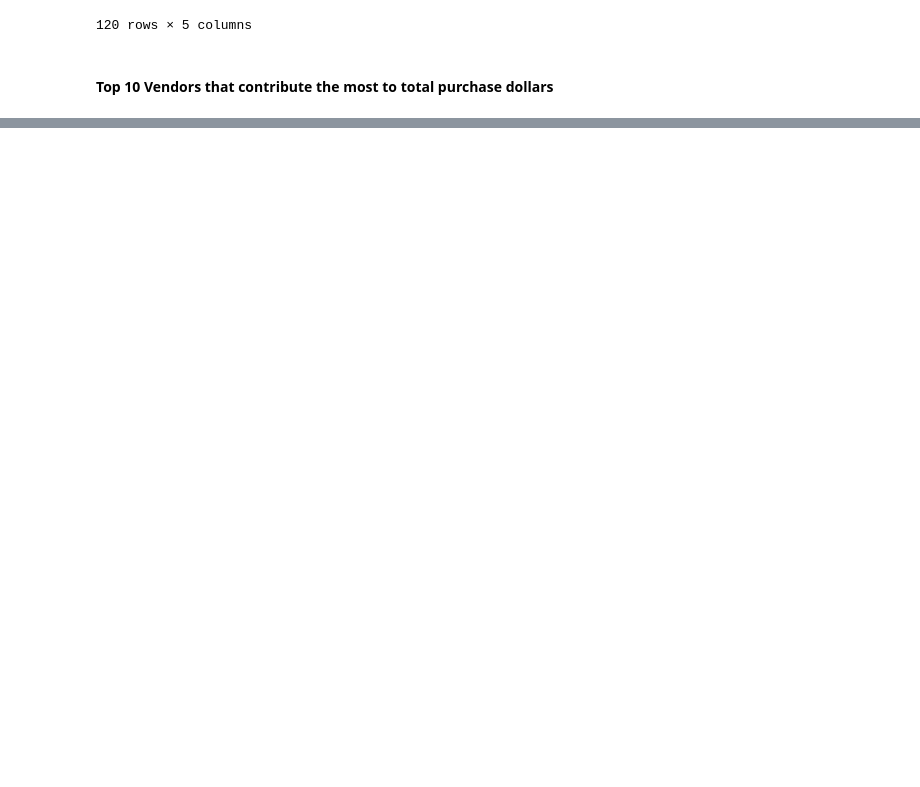
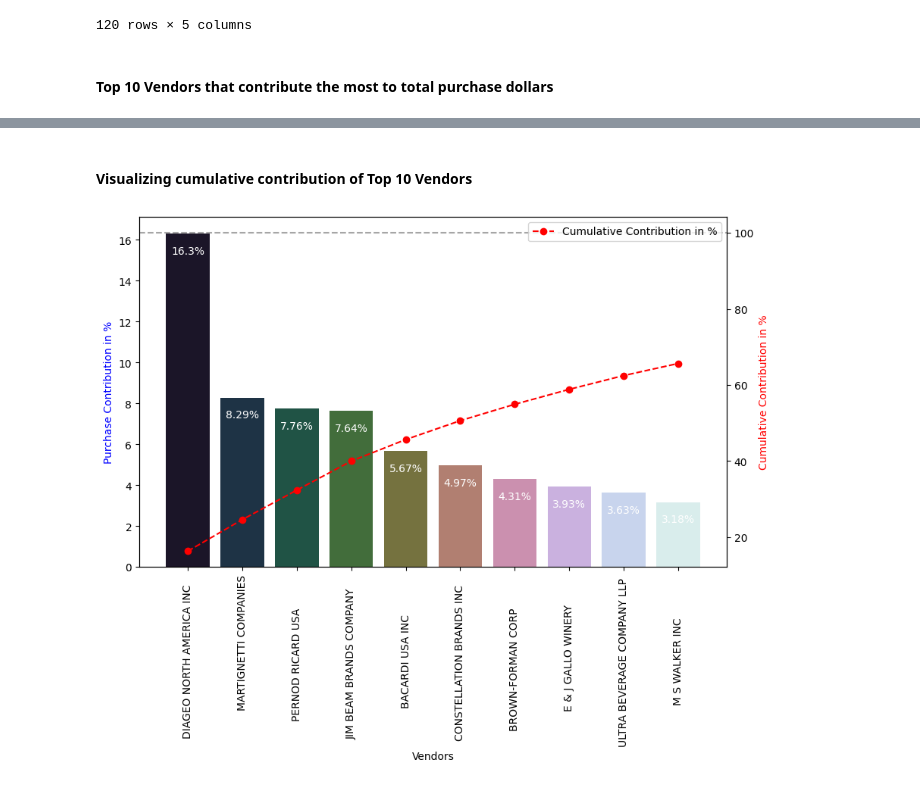
Before and after one commit to fahim-ysr/Vendor-Performance-Analysis, a Jupyter notebook: Exploratory Data Analysis.ipynb, the cells around one changed output, grey strips where cells are left out. Drawn from its saved outputs; the diff is of its cells as text; code cells hidden in the pictures; blank space fills up the shorter version.

```diff
--- a/Exploratory Data Analysis.ipynb
+++ b/Exploratory Data Analysis.ipynb
@@ -411,0 +436,35 @@ top_ten_vendors
+# %% [markdown]
+#### Visualizing cumulative contribution of Top 10 Vendors
+# %%
+fig, ax1 = plt.subplots(figsize= (10, 6))
+
+# Bar plot for PurchaseContribution%
+sns.barplot(x= top_ten_vendors["VendorName"],
+            y= top_ten_vendors["PurchaseContribution%"],
+            palette= "cubehelix",
+            ax= ax1
+           )
+
+for i, value in enumerate(top_ten_vendors["PurchaseContribution%"]):
+    ax1.text(i, value-1, str(value) + "%", ha= "center", fontsize= 10, color= "white")
+
+# Line plot for CumulativeContribution%
+ax2= ax1.twinx()
+ax2.plot(
+    top_ten_vendors["VendorName"],
+    top_ten_vendors["CumulativeContribution%"],
+    color= "red",
+    marker= "o",
+    linestyle= "dashed",
+    label= "Cumulative Contribution in %"
+)
+
+ax1.set_xticklabels(top_ten_vendors["VendorName"], rotation= 90)
+ax1.set_xlabel("Vendors")
+ax1.set_ylabel("Purchase Contribution in %", color= "blue")
+ax2.set_ylabel("Cumulative Contribution in %", color= "red")
+ax2.axhline(y= 100, color= "gray", linestyle= "dashed", alpha=0.7)
+ax2.legend(loc= "upper right")
+plt.show()
+# %% [output]
+[figure, added]
```
Also changed, not shown: parts of 8 cells of this notebook.
